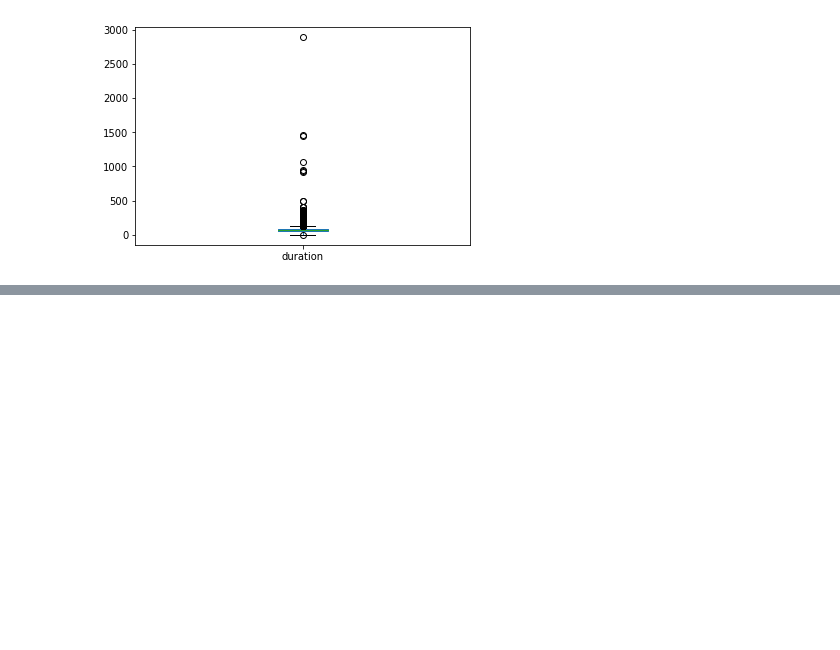
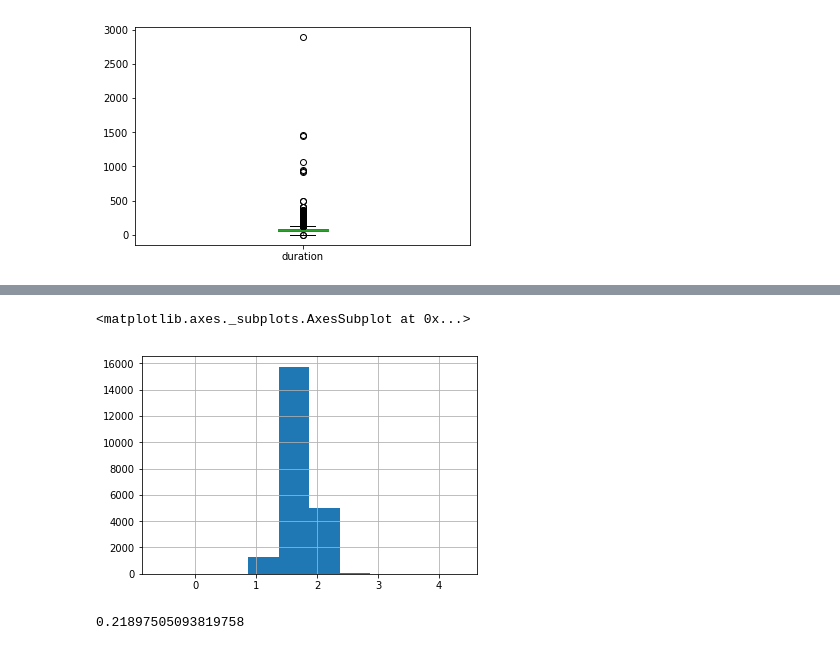
Before and after one commit to JosueFidelis/TA_GDI, a Jupyter notebook: data_source/data_treatment.ipynb, the cells around one changed output, grey strips where cells are left out. Drawn from its saved outputs; the diff is of its cells as text; code cells hidden in the pictures; blank space fills up the shorter version.

```diff
--- a/data_source/data_treatment.ipynb
+++ b/data_source/data_treatment.ipynb
@@ -361,0 +388,15 @@ df_team['duration'].plot.box()
+# %%
+from numpy import log10
+
+df_x1['duration_log']=log10(df_x1['duration'])
+df_x1['duration_log'].hist()
+# %% [output]
+<matplotlib.axes._subplots.AxesSubplot at 0x...>
+[figure, added]
+# %%
+q1 = df_x1['duration_log'].quantile(q=0.25)
+q3 = df_x1['duration_log'].quantile(q=0.75)
+iqr = q3 - q1
+iqr
+# %% [output]
+0.21897505093819758
```
Also changed, not shown: parts of 48 cells of this notebook, 6 other files.
